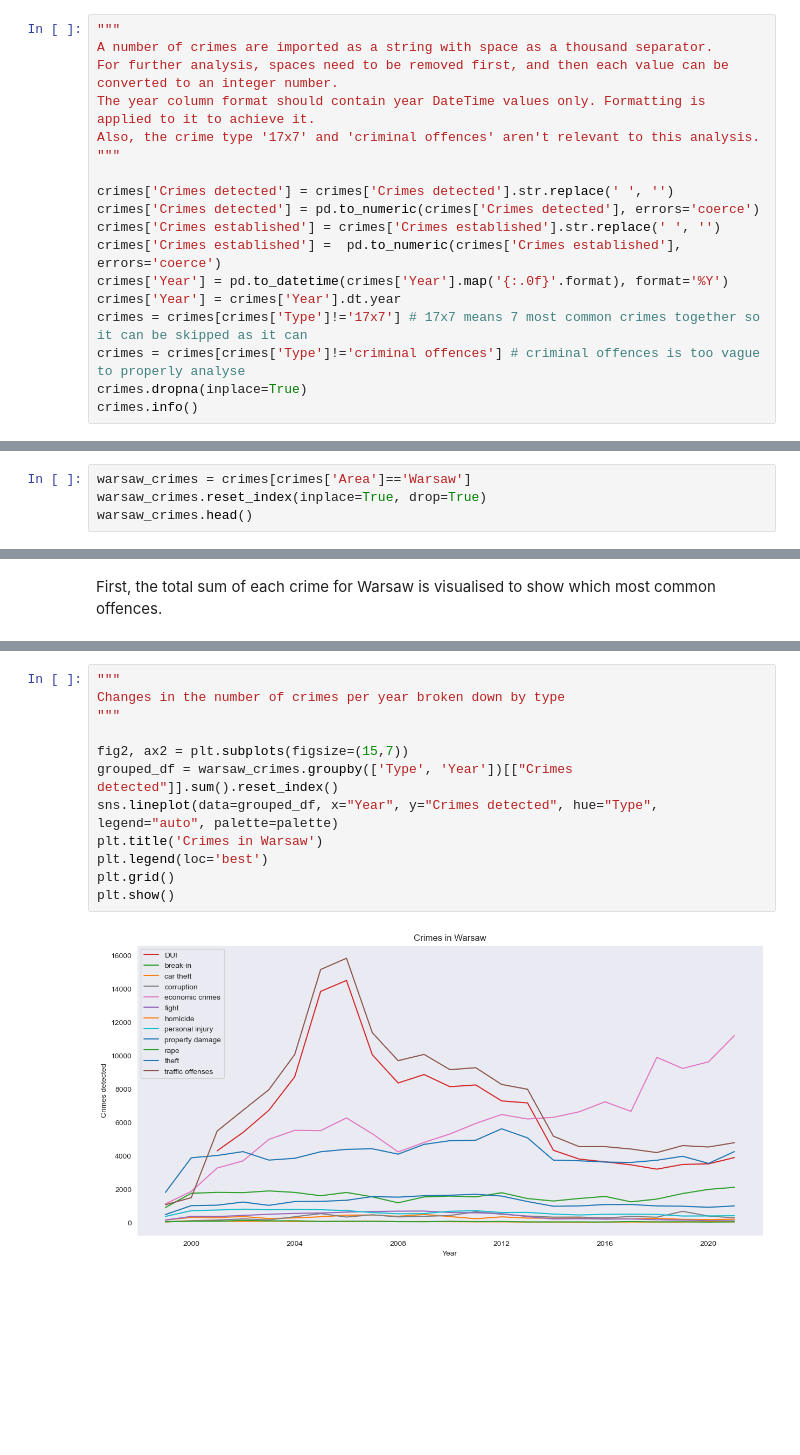
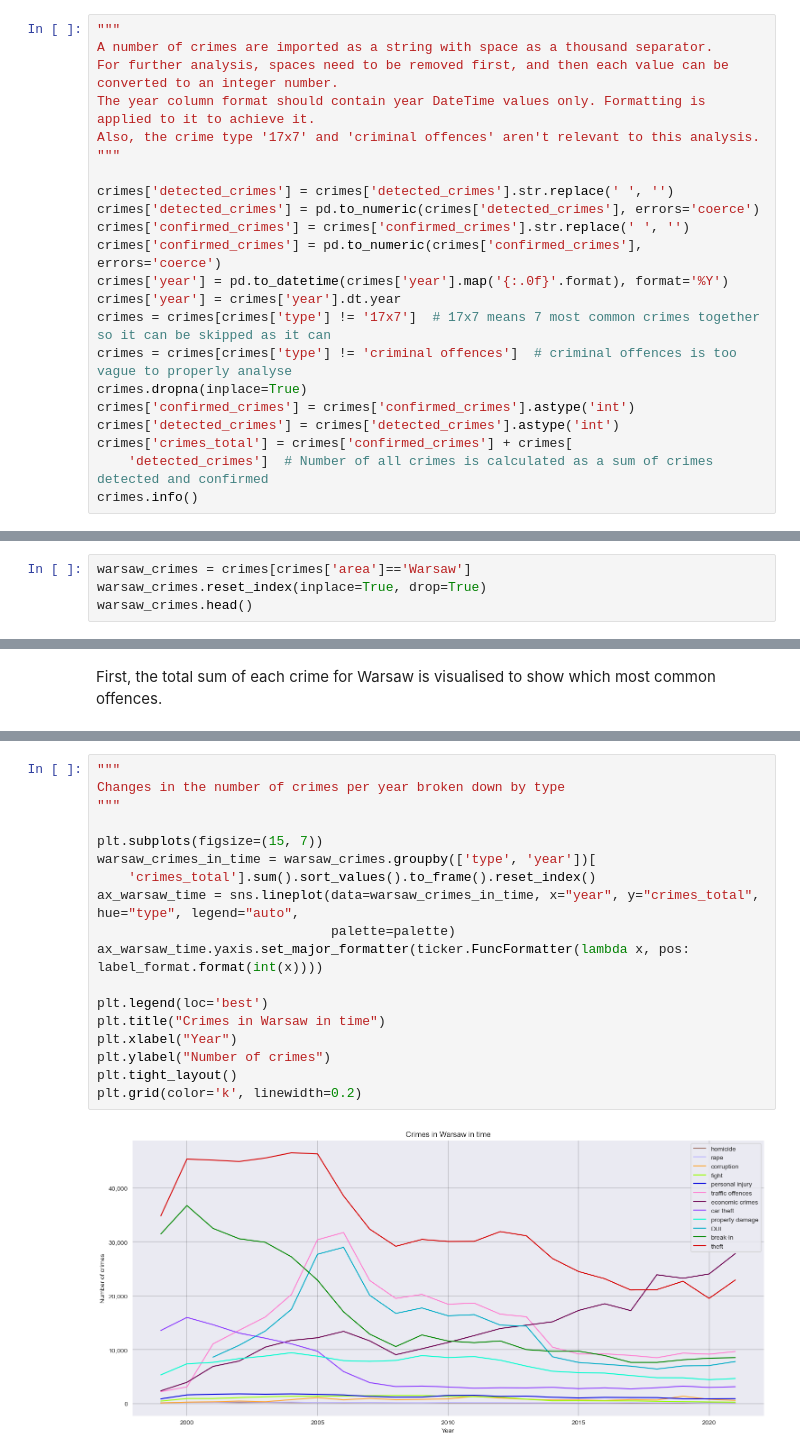
Before and after one commit to a-chmielewski/data-cleaning-EDA, a Jupyter notebook: Crimes_in_Poland.ipynb, the cells around one changed output, grey strips where cells are left out. Saved outputs shown, nothing was run; the diff lists cells and outputs as text; blank space fills up the shorter version.

```diff
--- a/Crimes_in_Poland.ipynb
+++ b/Crimes_in_Poland.ipynb
@@ -137,15 +148,19 @@ The year column format should contain year DateTime values only. Formatting is a
 Also, the crime type '17x7' and 'criminal offences' aren't relevant to this analysis.
 """
 
-crimes['Crimes detected'] = crimes['Crimes detected'].str.replace(' ', '')
-crimes['Crimes detected'] = pd.to_numeric(crimes['Crimes detected'], errors='coerce')
-crimes['Crimes established'] = crimes['Crimes established'].str.replace(' ', '')
-crimes['Crimes established'] =  pd.to_numeric(crimes['Crimes established'], errors='coerce')
-crimes['Year'] = pd.to_datetime(crimes['Year'].map('{:.0f}'.format), format='%Y')
-crimes['Year'] = crimes['Year'].dt.year
-crimes = crimes[crimes['Type']!='17x7'] # 17x7 means 7 most common crimes together so it can be skipped as it can
-crimes = crimes[crimes['Type']!='criminal offences'] # criminal offences is too vague to properly analyse
+crimes['detected_crimes'] = crimes['detected_crimes'].str.replace(' ', '')
+crimes['detected_crimes'] = pd.to_numeric(crimes['detected_crimes'], errors='coerce')
+crimes['confirmed_crimes'] = crimes['confirmed_crimes'].str.replace(' ', '')
+crimes['confirmed_crimes'] = pd.to_numeric(crimes['confirmed_crimes'], errors='coerce')
+crimes['year'] = pd.to_datetime(crimes['year'].map('{:.0f}'.format), format='%Y')
+crimes['year'] = crimes['year'].dt.year
+crimes = crimes[crimes['type'] != '17x7']  # 17x7 means 7 most common crimes together so it can be skipped as it can
+crimes = crimes[crimes['type'] != 'criminal offences']  # criminal offences is too vague to properly analyse
 crimes.dropna(inplace=True)
+crimes['confirmed_crimes'] = crimes['confirmed_crimes'].astype('int')
+crimes['detected_crimes'] = crimes['detected_crimes'].astype('int')
+crimes['crimes_total'] = crimes['confirmed_crimes'] + crimes[
+    'detected_crimes']  # Number of all crimes is calculated as a sum of crimes detected and confirmed
 crimes.info()
 # %% [output]
 <class 'pandas.core.frame.DataFrame'>
@@ -188,5 +321,5 @@ In the first step, the data filtered to Warsaw is analysed.
 # %%
-warsaw_crimes = crimes[crimes['Area']=='Warsaw']
+warsaw_crimes = crimes[crimes['area']=='Warsaw']
 warsaw_crimes.reset_index(inplace=True, drop=True)
 warsaw_crimes.head()
 # %% [output]
@@ -226,14 +361,20 @@ On the other hand crimes that can result in death or trauma are not that common
 # %%
 """
 Changes in the number of crimes per year broken down by type
 """
 
-fig2, ax2 = plt.subplots(figsize=(15,7))
-grouped_df = warsaw_crimes.groupby(['Type', 'Year'])[["Crimes detected"]].sum().reset_index()
-sns.lineplot(data=grouped_df, x="Year", y="Crimes detected", hue="Type", legend="auto", palette=palette)
-plt.title('Crimes in Warsaw')
+plt.subplots(figsize=(15, 7))
+warsaw_crimes_in_time = warsaw_crimes.groupby(['type', 'year'])[
+    'crimes_total'].sum().sort_values().to_frame().reset_index()
+ax_warsaw_time = sns.lineplot(data=warsaw_crimes_in_time, x="year", y="crimes_total", hue="type", legend="auto",
+                              palette=palette)
+ax_warsaw_time.yaxis.set_major_formatter(ticker.FuncFormatter(lambda x, pos: label_format.format(int(x))))
+
 plt.legend(loc='best')
-plt.grid()
-plt.show()
+plt.title("Crimes in Warsaw in time")
+plt.xlabel("Year")
+plt.ylabel("Number of crimes")
+plt.tight_layout()
+plt.grid(color='k', linewidth=0.2)
 # %% [output]
-[figure, old version]
+[figure, new version]
```
Also changed, not shown: parts of 53 cells of this notebook, 4 other files.
